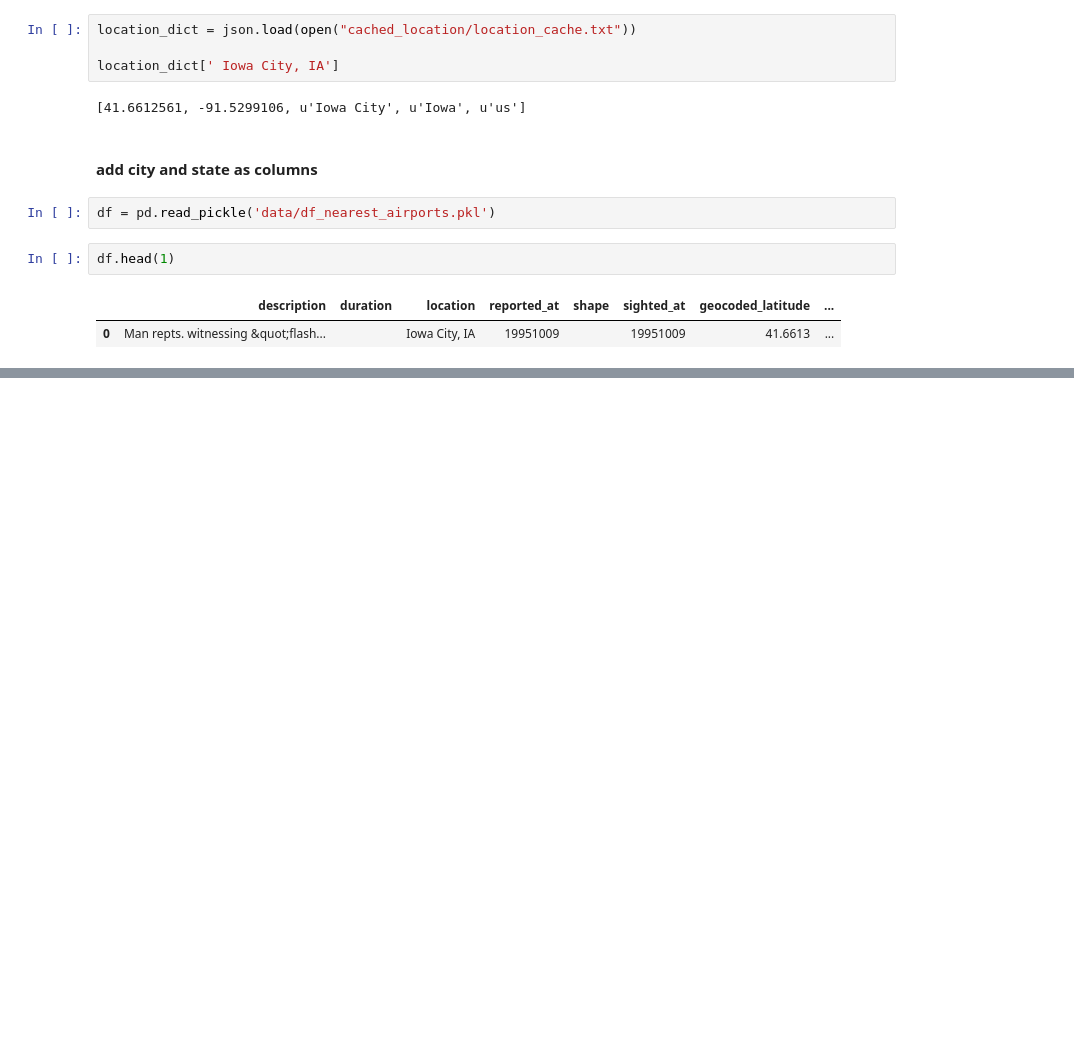
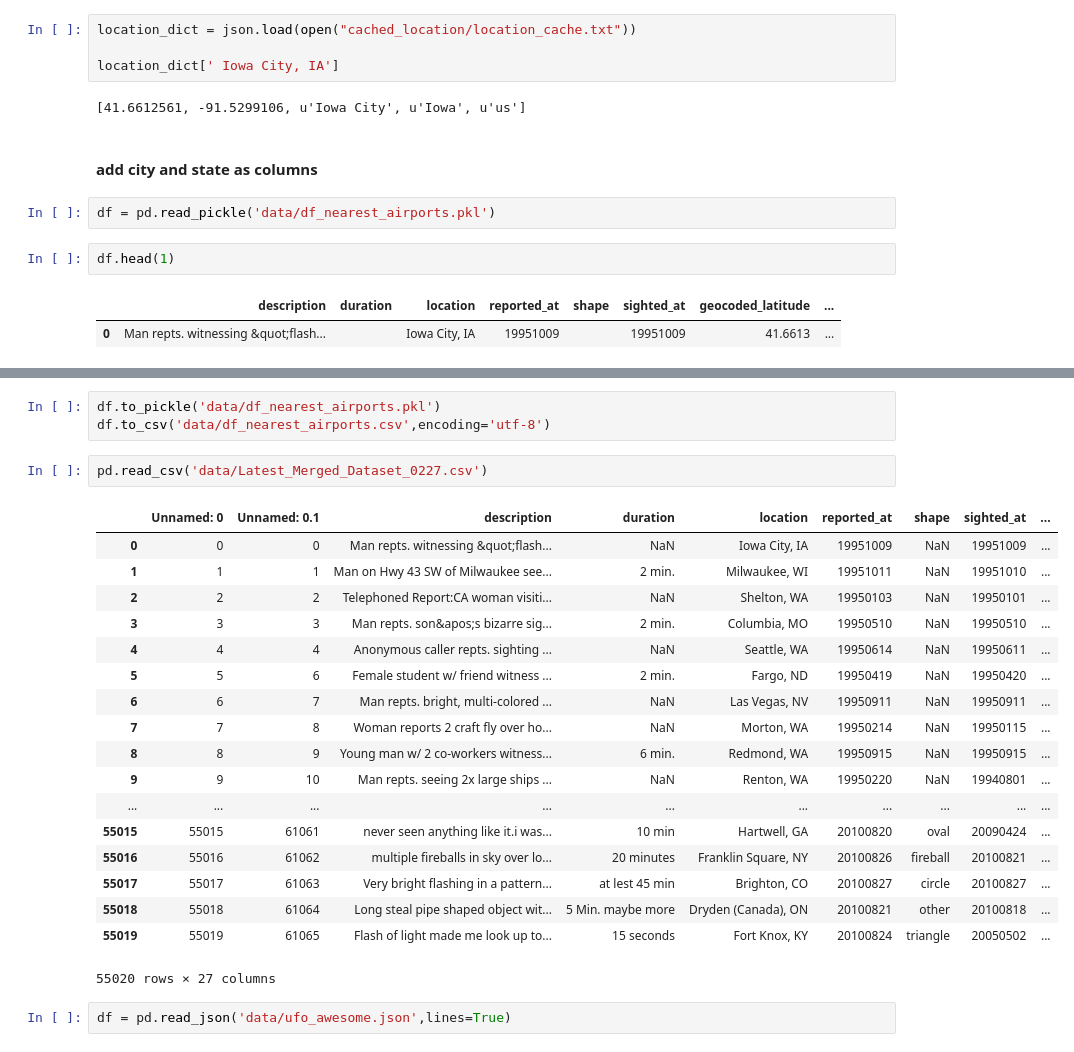
Before and after one commit to sanjay920/UFO_data, a Jupyter notebook: Add nearest airports.ipynb, the cells around one changed output, grey strips where cells are left out. Saved outputs shown, nothing was run; the diff lists cells and outputs as text; blank space fills up the shorter version.

```diff
--- a/Add nearest airports.ipynb
+++ b/Add nearest airports.ipynb
@@ -430,0 +434,26 @@ df.head()
+# %%
+df.to_pickle('data/df_nearest_airports.pkl')
+df.to_csv('data/df_nearest_airports.csv',encoding='utf-8')
+# %%
+pd.read_csv('data/Latest_Merged_Dataset_0227.csv')
+# %% [output]
+|  | Unnamed: 0 | Unnamed: 0.1 | description | duration | location | reported_at | shape | sighted_at | ... |
+| 0 | 0 | 0 | Man repts. witnessing &quot;flash... | NaN | Iowa City, IA | 19951009 | NaN | 19951009 | ... |
+| 1 | 1 | 1 | Man on Hwy 43 SW of Milwaukee see... | 2 min. | Milwaukee, WI | 19951011 | NaN | 19951010 | ... |
+| 2 | 2 | 2 | Telephoned Report:CA woman visiti... | NaN | Shelton, WA | 19950103 | NaN | 19950101 | ... |
+| 3 | 3 | 3 | Man repts. son&apos;s bizarre sig... | 2 min. | Columbia, MO | 19950510 | NaN | 19950510 | ... |
+| 4 | 4 | 4 | Anonymous caller repts. sighting ... | NaN | Seattle, WA | 19950614 | NaN | 19950611 | ... |
+| 5 | 5 | 6 | Female student w/ friend witness ... | 2 min. | Fargo, ND | 19950419 | NaN | 19950420 | ... |
+| 6 | 6 | 7 | Man repts. bright, multi-colored ... | NaN | Las Vegas, NV | 19950911 | NaN | 19950911 | ... |
+| 7 | 7 | 8 | Woman reports 2 craft fly over ho... | NaN | Morton, WA | 19950214 | NaN | 19950115 | ... |
+| 8 | 8 | 9 | Young man w/ 2 co-workers witness... | 6 min. | Redmond, WA | 19950915 | NaN | 19950915 | ... |
+| 9 | 9 | 10 | Man repts. seeing 2x large ships ... | NaN | Renton, WA | 19950220 | NaN | 19940801 | ... |
+| ... | ... | ... | ... | ... | ... | ... | ... | ... | ... |
+| 55015 | 55015 | 61061 | never seen anything like it.i was... | 10 min | Hartwell, GA | 20100820 | oval | 20090424 | ... |
+| 55016 | 55016 | 61062 | multiple fireballs in sky over lo... | 20 minutes | Franklin Square, NY | 20100826 | fireball | 20100821 | ... |
+| 55017 | 55017 | 61063 | Very bright flashing in a pattern... | at lest 45 min | Brighton, CO | 20100827 | circle | 20100827 | ... |
+| 55018 | 55018 | 61064 | Long steal pipe shaped object wit... | 5 Min. maybe more | Dryden (Canada), ON | 20100821 | other | 20100818 | ... |
+| 55019 | 55019 | 61065 | Flash of light made me look up to... | 15 seconds | Fort Knox, KY | 20100824 | triangle | 20050502 | ... |
+55020 rows × 27 columns
+# %%
+df = pd.read_json('data/ufo_awesome.json',lines=True)
```
Also changed, not shown: parts of 4 cells of this notebook, 18 other files.
